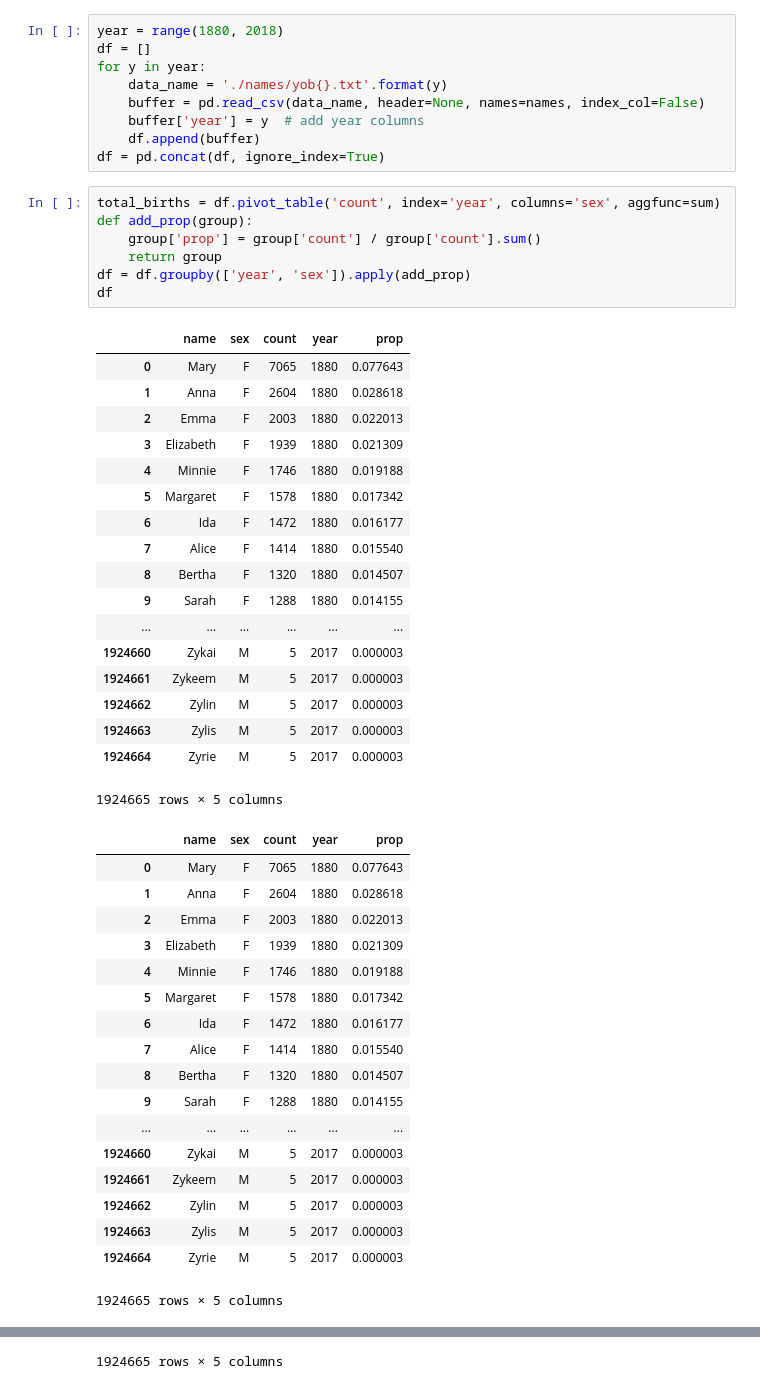
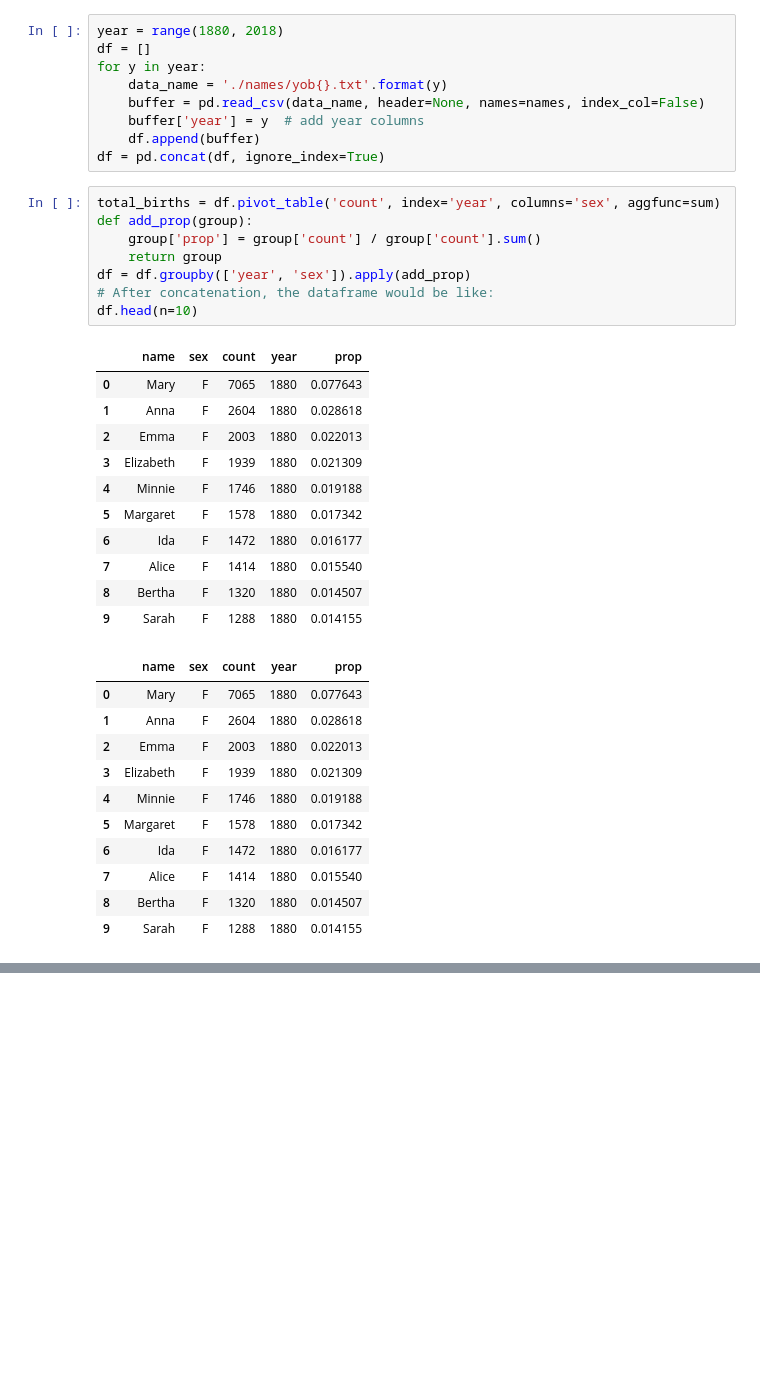
Before and after one commit to hsiaocy/USA-Baby-Names, a Jupyter notebook: USA-Baby-Names.ipynb, the cells around one changed output, grey strips where cells are left out. Cells and saved outputs as stored; diff of their text form; blank space fills up the shorter version.

```diff
--- a/USA-Baby-Names.ipynb
+++ b/USA-Baby-Names.ipynb
@@ -19,29 +19,23 @@ df = pd.concat(df, ignore_index=True)
 # %%
 total_births = df.pivot_table('count', index='year', columns='sex', aggfunc=sum)
 def add_prop(group):
     group['prop'] = group['count'] / group['count'].sum()
     return group
 df = df.groupby(['year', 'sex']).apply(add_prop)
-df
+# After concatenation, the dataframe would be like:
+df.head(n=10)
 # %% [output]
 |  | name | sex | count | year | prop |
 | 0 | Mary | F | 7065 | 1880 | 0.077643 |
 | 1 | Anna | F | 2604 | 1880 | 0.028618 |
 | 2 | Emma | F | 2003 | 1880 | 0.022013 |
 | 3 | Elizabeth | F | 1939 | 1880 | 0.021309 |
 | 4 | Minnie | F | 1746 | 1880 | 0.019188 |
 | 5 | Margaret | F | 1578 | 1880 | 0.017342 |
 | 6 | Ida | F | 1472 | 1880 | 0.016177 |
 | 7 | Alice | F | 1414 | 1880 | 0.015540 |
 | 8 | Bertha | F | 1320 | 1880 | 0.014507 |
 | 9 | Sarah | F | 1288 | 1880 | 0.014155 |
-| ... | ... | ... | ... | ... | ... |
-| 1924660 | Zykai | M | 5 | 2017 | 0.000003 |
-| 1924661 | Zykeem | M | 5 | 2017 | 0.000003 |
-| 1924662 | Zylin | M | 5 | 2017 | 0.000003 |
-| 1924663 | Zylis | M | 5 | 2017 | 0.000003 |
-| 1924664 | Zyrie | M | 5 | 2017 | 0.000003 |
-1924665 rows × 5 columns
 |  | name | sex | count | year | prop |
 | 0 | Mary | F | 7065 | 1880 | 0.077643 |
 | 1 | Anna | F | 2604 | 1880 | 0.028618 |
@@ -53,13 +47,6 @@ df
 | 7 | Alice | F | 1414 | 1880 | 0.015540 |
 | 8 | Bertha | F | 1320 | 1880 | 0.014507 |
 | 9 | Sarah | F | 1288 | 1880 | 0.014155 |
-| ... | ... | ... | ... | ... | ... |
-| 1924660 | Zykai | M | 5 | 2017 | 0.000003 |
-| 1924661 | Zykeem | M | 5 | 2017 | 0.000003 |
-| 1924662 | Zylin | M | 5 | 2017 | 0.000003 |
-| 1924663 | Zylis | M | 5 | 2017 | 0.000003 |
-| 1924664 | Zyrie | M | 5 | 2017 | 0.000003 |
-1924665 rows × 5 columns
 |  | name | sex | count | year | prop |
 | 0 | Mary | F | 7065 | 1880 | 0.077643 |
 | 1 | Anna | F | 2604 | 1880 | 0.028618 |
@@ -80 +60,0 @@ df
-1924665 rows × 5 columns
```
Also changed, not shown: parts of 17 cells of this notebook.
